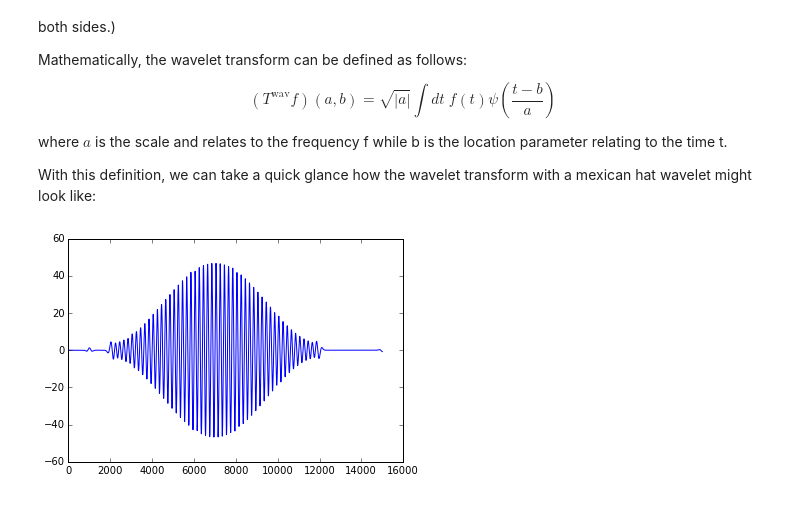
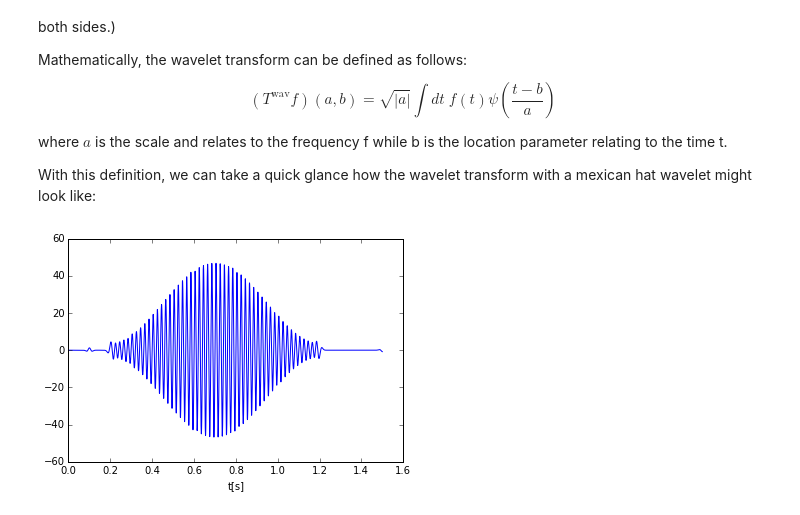
Before and after one commit to CSchoel/learn-wavelets, a Jupyter notebook: wavelet-introduction.ipynb, the cells around one changed output. Cells and saved outputs as stored; diff of their text form; code cells hidden in the pictures.

```diff
--- a/wavelet-introduction.ipynb
+++ b/wavelet-introduction.ipynb
@@ -243,10 +243,12 @@ With this definition, we can take a quick glance how the wavelet transform with
 # %%
 # note the response of a mexican hat wavelet of 1s length is highest for a frequency of approximately 4hz
 def twav(signal, f):
     wav = mexican_hat(np.arange(-5,5,10.0/10000 * f/4.0), 0, 1)
     return np.convolve(signal, wav, "same")
 
-plt.plot(twav(audio,50))
+# remember: the sound at 50hz starts at t = 0.2s and has a duration of 1s
+plt.plot(np.arange(len(audio))/res,twav(audio,50))
+plt.xlabel("t[s]")
 plt.show()
 # %% [output]
-[figure, old version]
+[figure, new version]
```
Also changed, not shown: parts of 2 cells of this notebook.
